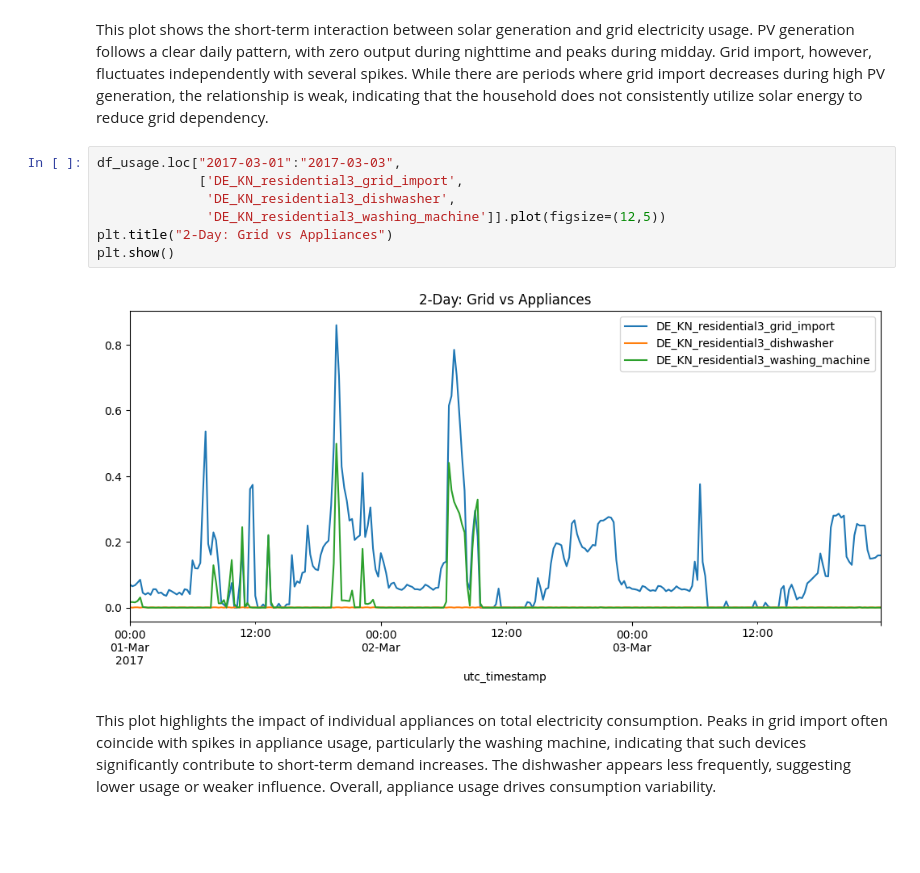
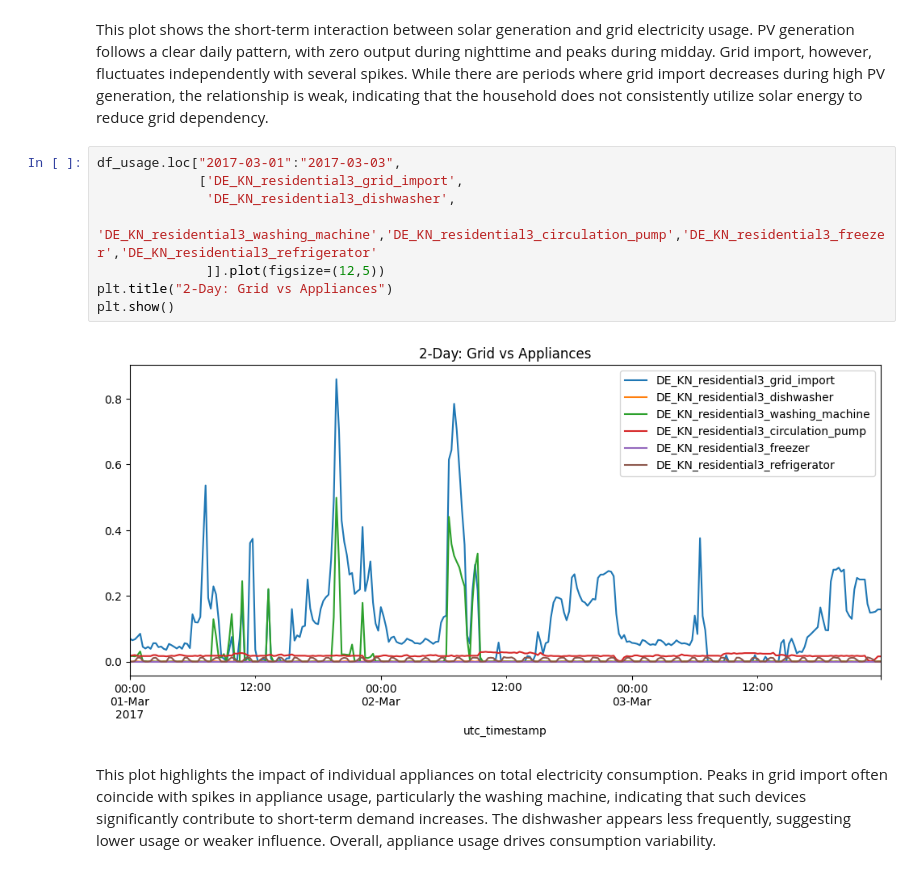
Before and after one commit to Iminza67/Household-Energy-Consumption-Generation-Analysis, a Jupyter notebook: notebooks/EDA.ipynb, the cells around one changed output. Cells and saved outputs as stored; diff of their text form; blank space fills up the shorter version.

```diff
--- a/notebooks/EDA.ipynb
+++ b/notebooks/EDA.ipynb
@@ -230,12 +230,13 @@ This plot shows the short-term interaction between solar generation and grid ele
 # %%
 df_usage.loc["2017-03-01":"2017-03-03",
              ['DE_KN_residential3_grid_import',
               'DE_KN_residential3_dishwasher',
-              'DE_KN_residential3_washing_machine']].plot(figsize=(12,5))
+              'DE_KN_residential3_washing_machine','DE_KN_residential3_circulation_pump','DE_KN_residential3_freezer','DE_KN_residential3_refrigerator'
+              ]].plot(figsize=(12,5))
 plt.title("2-Day: Grid vs Appliances")
 plt.show()
 # %% [output]
-[figure, old version]
+[figure, new version]
 # %% [markdown]
 This plot highlights the impact of individual appliances on total electricity consumption. Peaks in grid import often coincide with spikes in appliance usage, particularly the washing machine, indicating that such devices significantly contribute to short-term demand increases. The dishwasher appears less frequently, suggesting lower usage or weaker influence. Overall, appliance usage drives consumption variability.
 # %%
```
Also changed, not shown: 1 other file.
